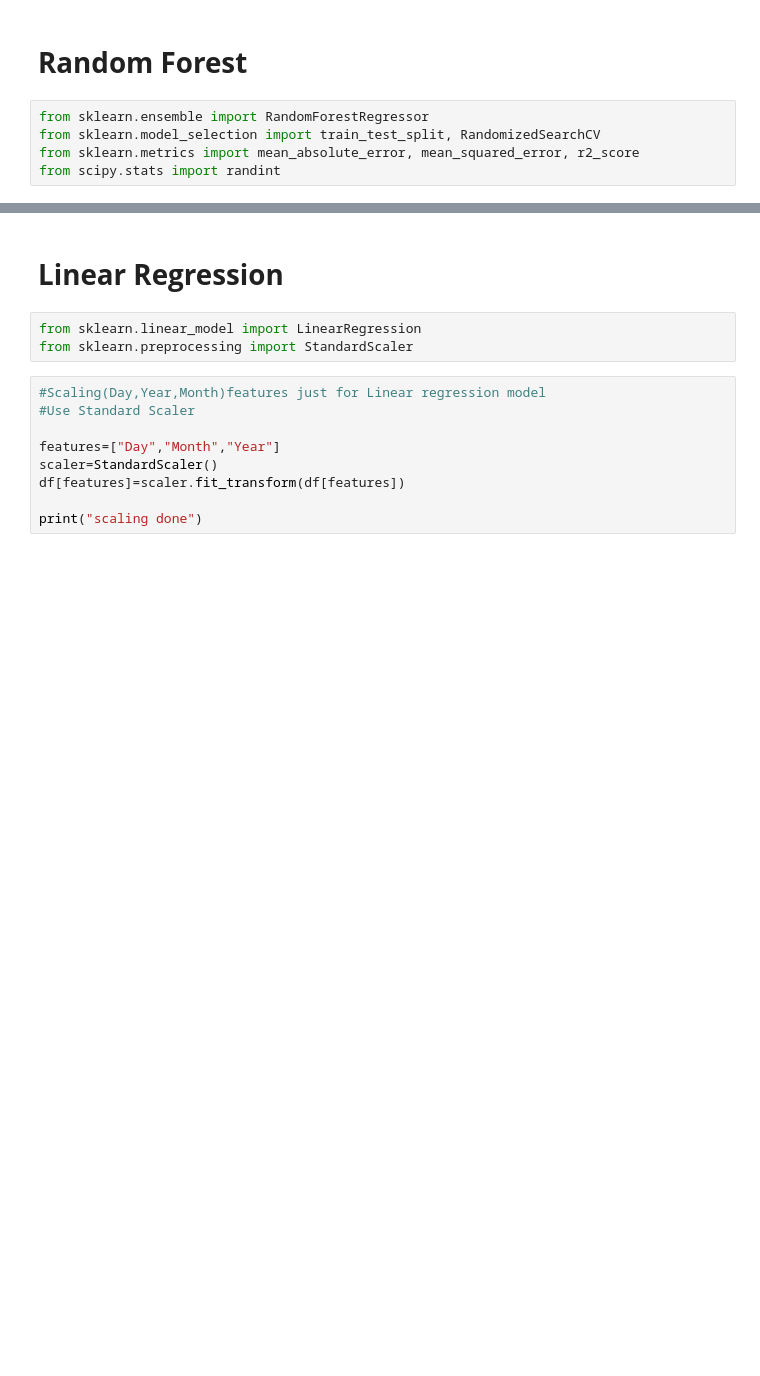
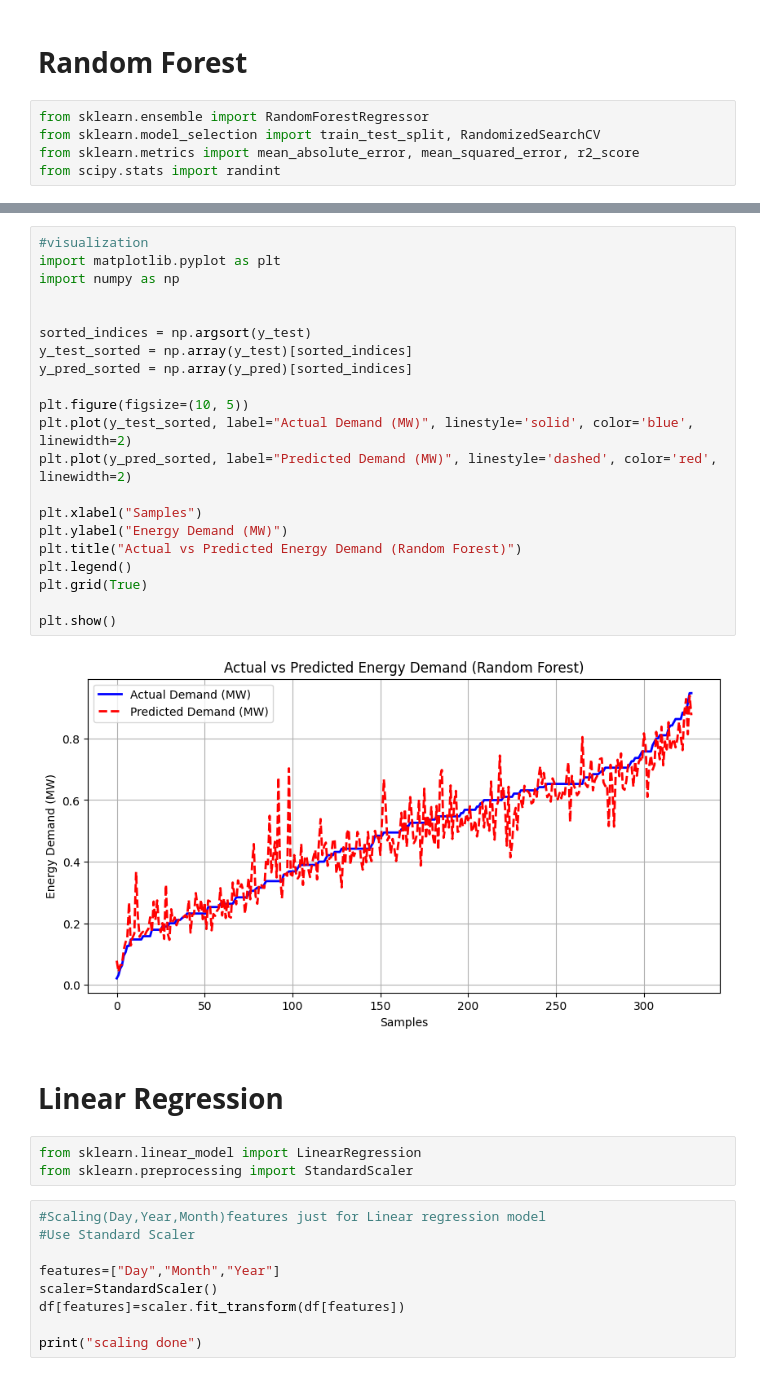
Before and after one commit to rajin-khan/GridGenius, a Jupyter notebook: Model/RandomForest_&_Regression_Model01.ipynb, the cells around one changed output, grey strips where cells are left out. Drawn from its saved outputs; the diff is of its cells as text; blank space fills up the shorter version.

```diff
--- a/Model/RandomForest_&_Regression_Model01.ipynb
+++ b/Model/RandomForest_&_Regression_Model01.ipynb
@@ -95,3 +95,26 @@ Root Mean Squared error: 0.06446
+# %%
+#visualization
+import matplotlib.pyplot as plt
+import numpy as np
+
+
+sorted_indices = np.argsort(y_test)
+y_test_sorted = np.array(y_test)[sorted_indices]
+y_pred_sorted = np.array(y_pred)[sorted_indices]
+
+plt.figure(figsize=(10, 5))
+plt.plot(y_test_sorted, label="Actual Demand (MW)", linestyle='solid', color='blue', linewidth=2)
+plt.plot(y_pred_sorted, label="Predicted Demand (MW)", linestyle='dashed', color='red', linewidth=2)
+
+plt.xlabel("Samples")
+plt.ylabel("Energy Demand (MW)")
+plt.title("Actual vs Predicted Energy Demand (Random Forest)")
+plt.legend()
+plt.grid(True)
+
+plt.show()
+# %% [output]
+[figure, added]
 # %% [markdown]
 # **Linear Regression**
 # %%
```
Also changed, not shown: parts of 2 cells of this notebook, 2 other files.
